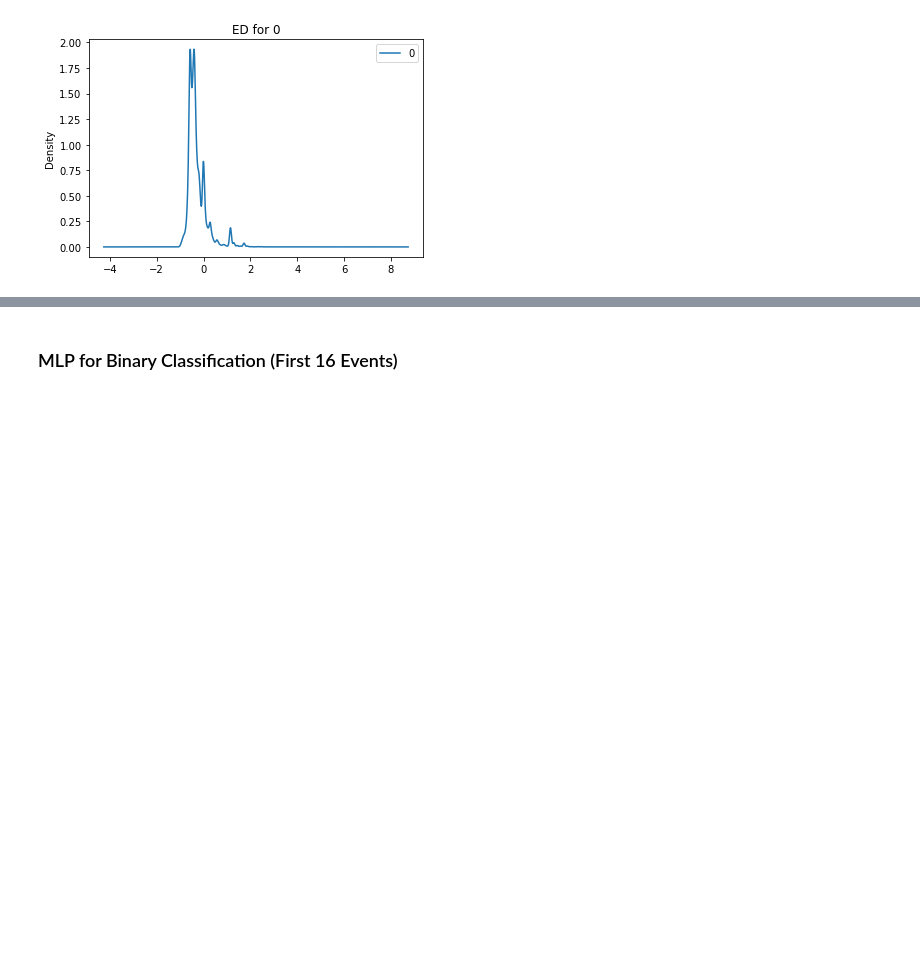
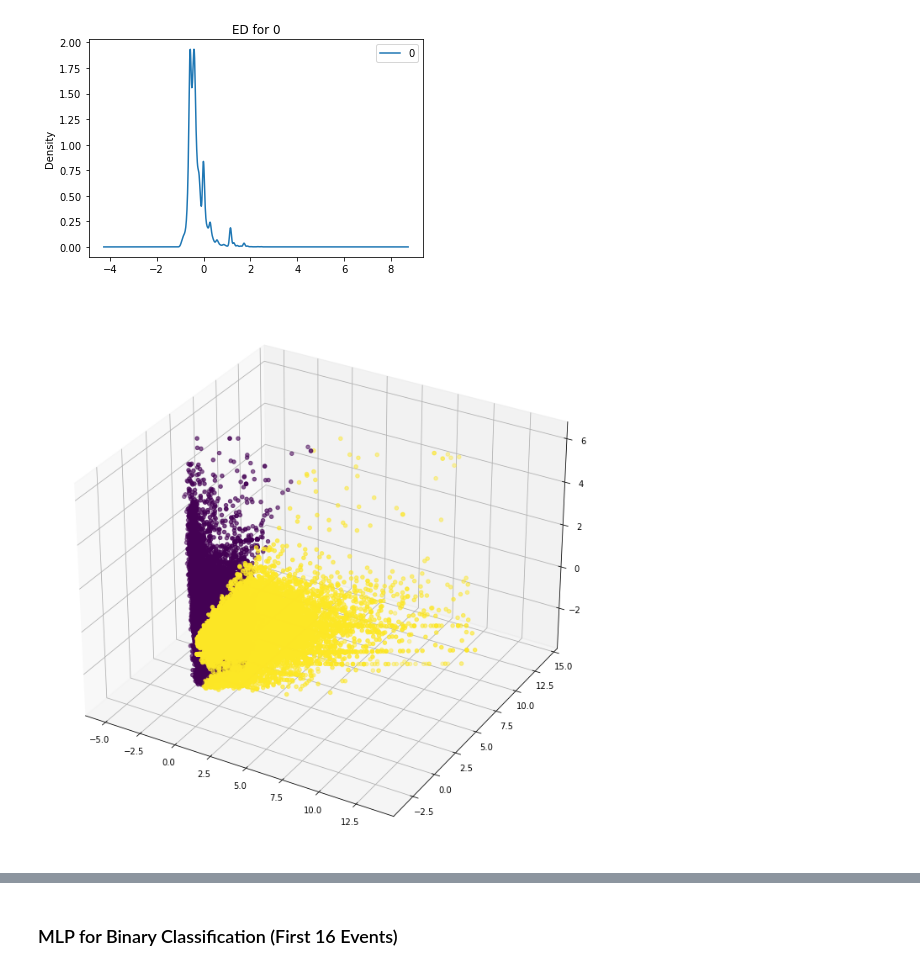
Before and after one commit to Data-ScienceHub/ETM, a Jupyter notebook: Code/FinalModel.ipynb, the cells around one changed output, grey strips where cells are left out. Saved outputs shown, nothing was run; the diff lists cells and outputs as text; code cells hidden in the pictures; blank space fills up the shorter version.

```diff
--- a/Code/FinalModel.ipynb
+++ b/Code/FinalModel.ipynb
@@ -147,3 +164,18 @@ for i in range(data.shape[1]):
 [figure]
 [figure]
 [figure]
+# %%
+# visualize the clusters using PCA
+from sklearn import decomposition
+
+pca = decomposition.PCA(n_components=3)
+points = pca.fit_transform(data)
+
+fig = plt.figure(figsize=(12, 12))
+ax = fig.add_subplot(projection='3d')
+
+# 3d projection
+ax.scatter(points[:, 0], points[:, 1], points[:, 2], c=labels)
+plt.show()
+# %% [output]
+[figure, added]
```
Also changed, not shown: parts of 12 cells of this notebook.
